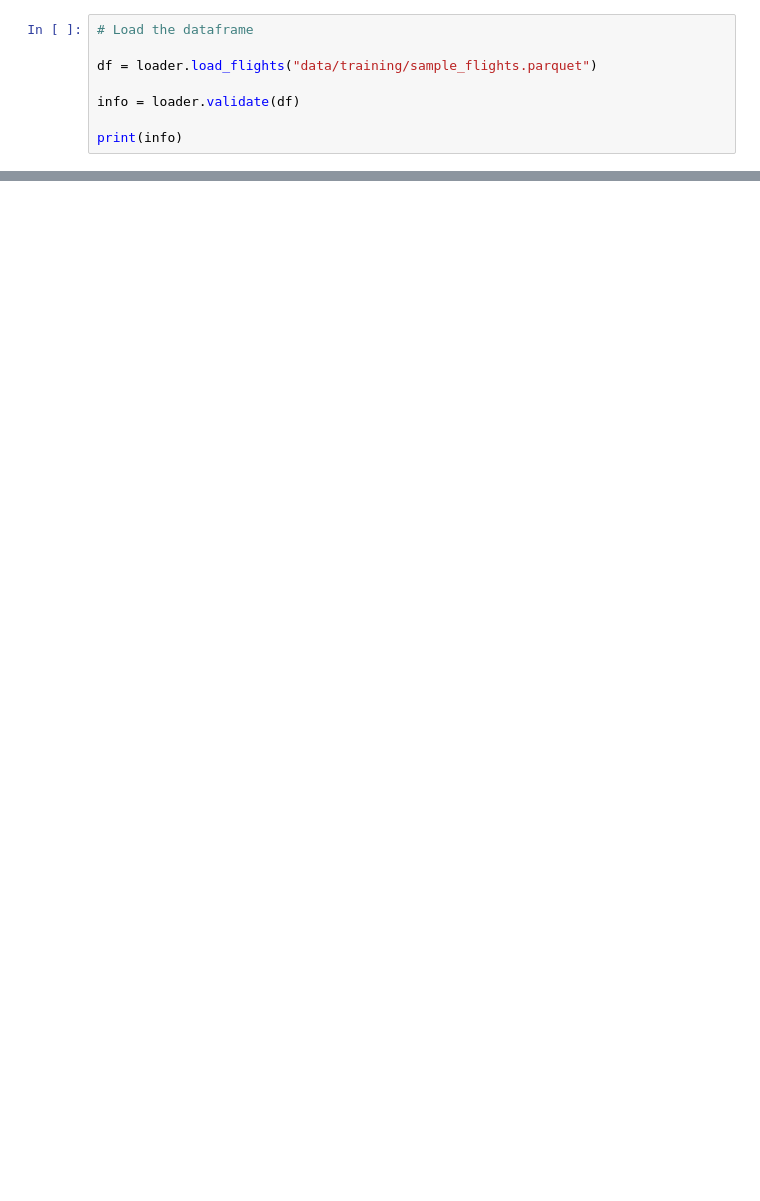
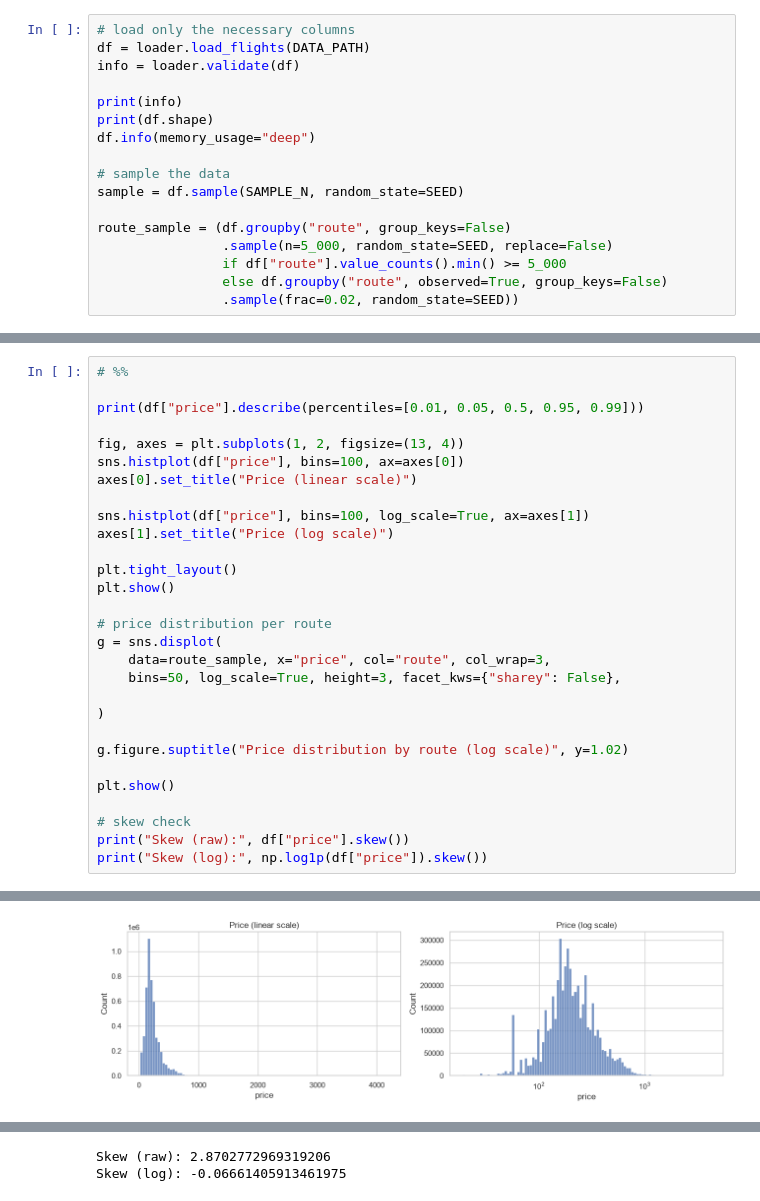
Before and after one commit to RJC862/Flight-Cost-Predictor, a Jupyter notebook: eda.ipynb, the cells around one changed output, grey strips where cells are left out. Saved outputs shown, nothing was run; the diff lists cells and outputs as text; blank space fills up the shorter version.

Commit message:
Started basic EDA with shapes and distributions for price vs. days until departure over route samples.

```diff
--- a/eda.ipynb
+++ b/eda.ipynb
@@ -11,8 +18,17 @@ Libraries successfully loaded.
 # %%
-# Load the dataframe
-
-df = loader.load_flights("data/training/sample_flights.parquet")
-
+# load only the necessary columns
+df = loader.load_flights(DATA_PATH)
 info = loader.validate(df)
 
 print(info)
+print(df.shape)
+df.info(memory_usage="deep")
+
+# sample the data
+sample = df.sample(SAMPLE_N, random_state=SEED)
+
+route_sample = (df.groupby("route", group_keys=False)
+                .sample(n=5_000, random_state=SEED, replace=False)
+                if df["route"].value_counts().min() >= 5_000
+                else df.groupby("route", observed=True, group_keys=False)
+                .sample(frac=0.02, random_state=SEED))
@@ -36,0 +82,30 @@ plot_route(df, "BOS-LAX")
+# %%
+# %%
+
+print(df["price"].describe(percentiles=[0.01, 0.05, 0.5, 0.95, 0.99]))
+
+fig, axes = plt.subplots(1, 2, figsize=(13, 4))
+sns.histplot(df["price"], bins=100, ax=axes[0])
+axes[0].set_title("Price (linear scale)")
+
+sns.histplot(df["price"], bins=100, log_scale=True, ax=axes[1])
+axes[1].set_title("Price (log scale)")
+
+plt.tight_layout()
+plt.show()
+
+# price distribution per route
+g = sns.displot(
+    data=route_sample, x="price", col="route", col_wrap=3,
+    bins=50, log_scale=True, height=3, facet_kws={"sharey": False},
+
+)
+
+g.figure.suptitle("Price distribution by route (log scale)", y=1.02)
+
+plt.show()
+
+# skew check
+print("Skew (raw):", df["price"].skew())
+print("Skew (log):", np.log1p(df["price"]).skew())
+# %% [output]
@@ -36,0 +123 @@ plot_route(df, "BOS-LAX")
+[figure, added]
@@ -36,0 +125,2 @@ plot_route(df, "BOS-LAX")
+Skew (raw): 2.8702772969319206
+Skew (log): -0.06661405913461975
```
Also changed, not shown: parts of 12 cells of this notebook, 1 other file.
